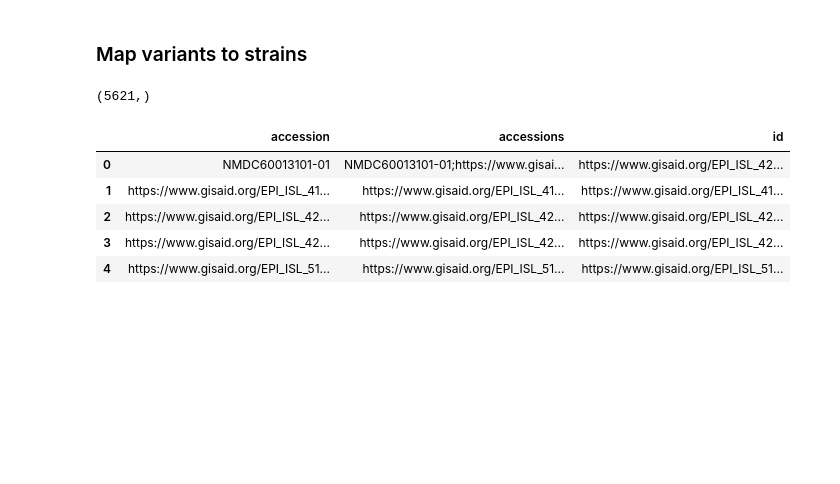
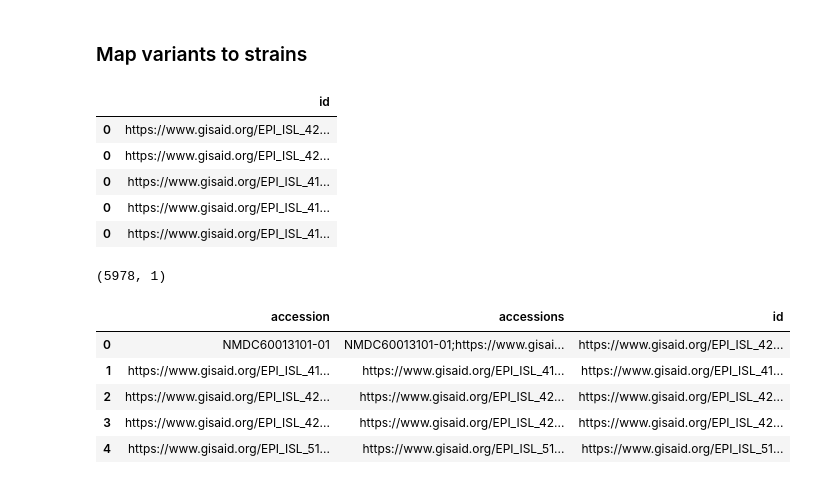
Before and after one commit to covid-19-net/covid-19-community, a Jupyter notebook: notebooks/dataprep/01c-CNCBVariant.ipynb, the cells around one changed output. Saved outputs shown, nothing was run; the diff lists cells and outputs as text; code cells hidden in the pictures; blank space fills up the shorter version.

```diff
--- a/notebooks/dataprep/01c-CNCBVariant.ipynb
+++ b/notebooks/dataprep/01c-CNCBVariant.ipynb
@@ -326,7 +326,7 @@ variations['referenceGenome'] = 'insdc:MN908947' # same as NCBI reference sequen
 # %%
 variations['proteinAccession'] = variations['proteinAccession'].apply(lambda s: 'ncbiprotein:' + s if s != '' else s)
 # %%
-variations['id'] = variations['id'].apply(assign_curie)
+variations['accession'] = variations['accession'].apply(assign_curie)
 # %% [markdown]
 Fix a misspelled terms
 # %%
@@ -344,6 +344,8 @@ variantConsequence: ['intergenic_variant' 'upstream_gene_variant' 'missense_vari
  'synonymous_variant' 'inframe_deletion' 'downstream_gene_variant'
  'coding_sequence_variant' 'stop_gained' 'frameshift_variant'
  'protein_altering_variant' 'inframe_insertion' 'stop_lost' 'start_lost']
+# %%
+variations['id'] = variations['referenceGenome'] + ':' + variations['start'].map(str) + '-' + variations['end'].map(str) + '-' + variations['ref'] + '-' + variations['alt']
 # %%
 variations.head()
 # %% [output]
@@ -405,12 +407,22 @@ strains_acc.shape
 # %% [markdown]
 ### Map variants to strains
 # %%
-var_ids = variations['id'].copy()
+var_ids = pd.DataFrame(variations['accession'].copy())
+var_ids.rename(columns={'accession': 'id'}, inplace=True)
 var_ids.drop_duplicates(inplace=True)
+# %%
+var_ids.head()
+# %% [output]
+|  | id |
+| 0 | https://www.gisaid.org/EPI_ISL_42... |
+| 0 | https://www.gisaid.org/EPI_ISL_42... |
+| 0 | https://www.gisaid.org/EPI_ISL_41... |
+| 0 | https://www.gisaid.org/EPI_ISL_41... |
+| 0 | https://www.gisaid.org/EPI_ISL_41... |
 # %%
 var_ids.shape
 # %% [output]
-(5621,)
+(5978, 1)
 # %%
 strains_map = strains_acc.merge(var_ids, on='id')
 # %%
```
Also changed, not shown: parts of 16 cells of this notebook, 3 other files.
